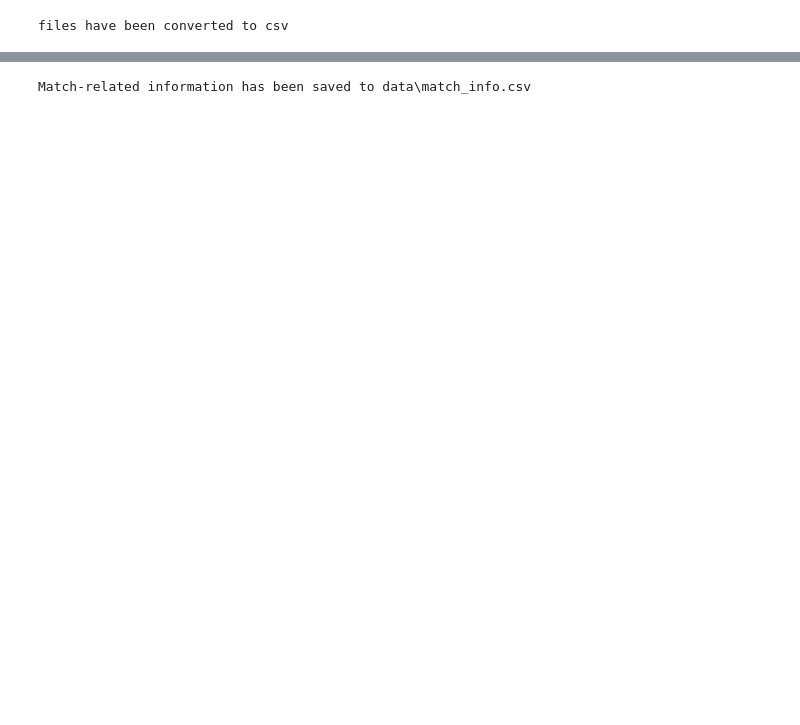
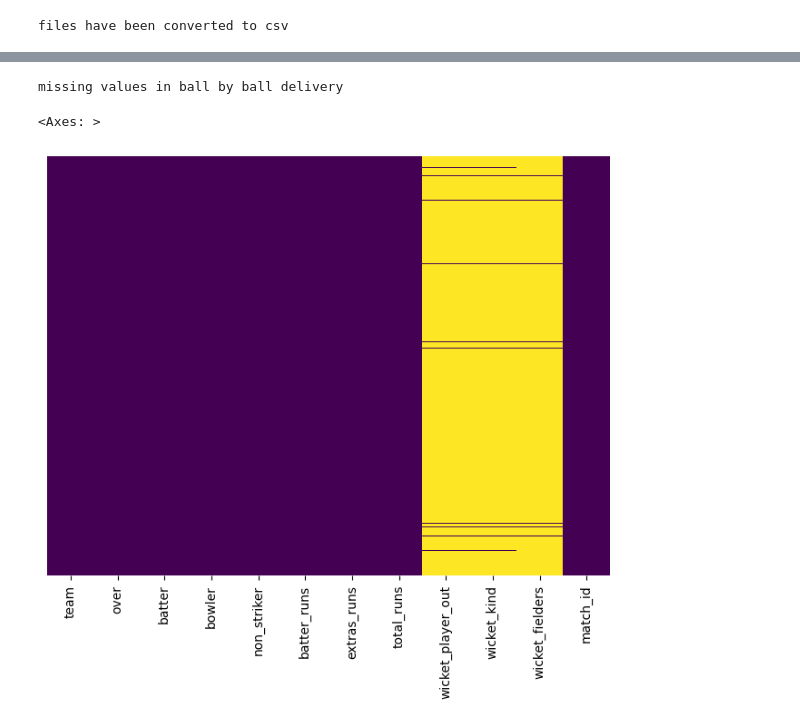
Before and after one commit to wolfy5786/Cricket_analysis, a Jupyter notebook: Cric_analysis.ipynb, the cells around one changed output, grey strips where cells are left out. Saved outputs shown, nothing was run; the diff lists cells and outputs as text; code cells hidden in the pictures; blank space fills up the shorter version.

```diff
--- a/Cric_analysis.ipynb
+++ b/Cric_analysis.ipynb
@@ -137,6 +148,15 @@ files have been converted to csv
 # %%
-df = pd.read_csv('data\\ball_by_ball.csv')
-df.head()
-print(df.info())
-print(len(df['match_id'].unique()))
+ball = pd.read_csv('data\\ball_by_ball.csv')
+print("Exploratory Data Analysis: ")
+print("First few Entries of ball deliveries")
+print(ball.head())
+print("Dataset info")
+print("Dataset shape : ",ball.shape)
+print(ball.info())
+print(ball.describe())
+print()
+print("total number of matches",len(ball['match_id'].unique()))
+print()
+print("total number of deliveries : ",len(ball))
+print()
 # %% [output]
@@ -160,49 +180,9 @@ None
 # %%
-import json
-import csv
-
-# Load the JSON file
-file_path = 'data\\tests_json\\63963.json'  # Replace with your JSON file path
-with open(file_path, 'r') as json_file:
-    data = json.load(json_file)
-
-# Extract match-related information
-match_info = {
-    'data_version': data.get('meta', {}).get('data_version', 'Unknown'),
-    'created': data.get('meta', {}).get('created', 'Unknown'),
-    'revision': data.get('meta', {}).get('revision', 'Unknown'),
-    'balls_per_over': data.get('info', {}).get('balls_per_over', 0),
-    'city': data.get('info', {}).get('city', 'Unknown'),
-    'dates': ', '.join(data.get('info', {}).get('dates', [])),
-    'event_name': data.get('info', {}).get('event', {}).get('name', 'Unknown'),
-    'match_number': data.get('info', {}).get('event', {}).get('match_number', 'Unknown'),
-    'gender': data.get('info', {}).get('gender', 'Unknown'),
-    'match_type': data.get('info', {}).get('match_type', 'Unknown'),
-    'venue': data.get('info', {}).get('venue', 'Unknown'),
-    'season': data.get('info', {}).get('season', 'Unknown'),
-    'team_type': data.get('info', {}).get('team_type', 'Unknown'),
-    'toss_decision': data.get('info', {}).get('toss', {}).get('decision', 'Unknown'),
-    'toss_winner': data.get('info', {}).get('toss', {}).get('winner', 'Unknown'),
-    'outcome_result': data.get('info', {}).get('outcome', {}).get('result', 'Unknown'),
-    'player_of_match': ', '.join(data.get('info', {}).get('player_of_match', [])),
-    'teams': ', '.join(data.get('info', {}).get('teams', [])),
-    'players_England': ', '.join(data.get('info', {}).get('players', {}).get('England', [])),
-    'players_India': ', '.join(data.get('info', {}).get('players', {}).get('India', [])),
-    'match_referees': ', '.join(data.get('info', {}).get('officials', {}).get('match_referees', [])),
-    'tv_umpires': ', '.join(data.get('info', {}).get('officials', {}).get('tv_umpires', [])),
-    'umpires': ', '.join(data.get('info', {}).get('officials', {}).get('umpires', []))
-}
-
-# Define CSV output path
-output_csv_path = 'data\\match_info.csv'  # Replace with your desired CSV output path
-
-# Write the extracted data to CSV
-with open(output_csv_path, 'w', newline='', encoding='utf-8') as csv_file:
-    fieldnames = match_info.keys()  # Use all the keys from the match_info dictionary
-    csv_writer = csv.DictWriter(csv_file, fieldnames=fieldnames)
-    csv_writer.writeheader()
-    csv_writer.writerow(match_info)
-
-print(f"Match-related information has been saved to {output_csv_path}")
+#check for missing values
+print("missing values in ball by ball delivery")
+plt.figure(figsize=(8, 6))
+sns.heatmap(ball.isnull(), cbar=False, cmap='viridis', yticklabels=False)
 # %% [output]
-Match-related information has been saved to data\match_info.csv
+missing values in ball by ball delivery
+<Axes: >
+[figure, added]
```
Also changed, not shown: parts of 14 cells of this notebook.
